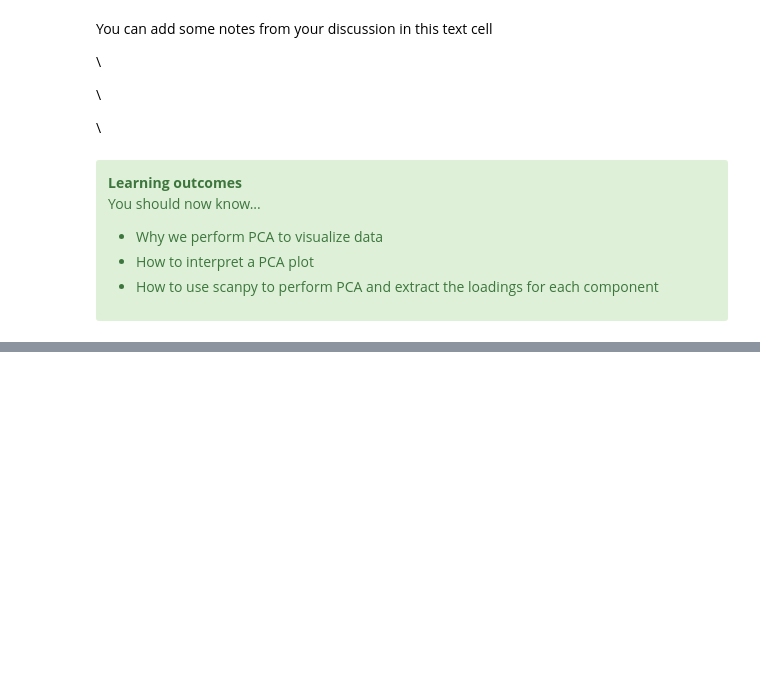
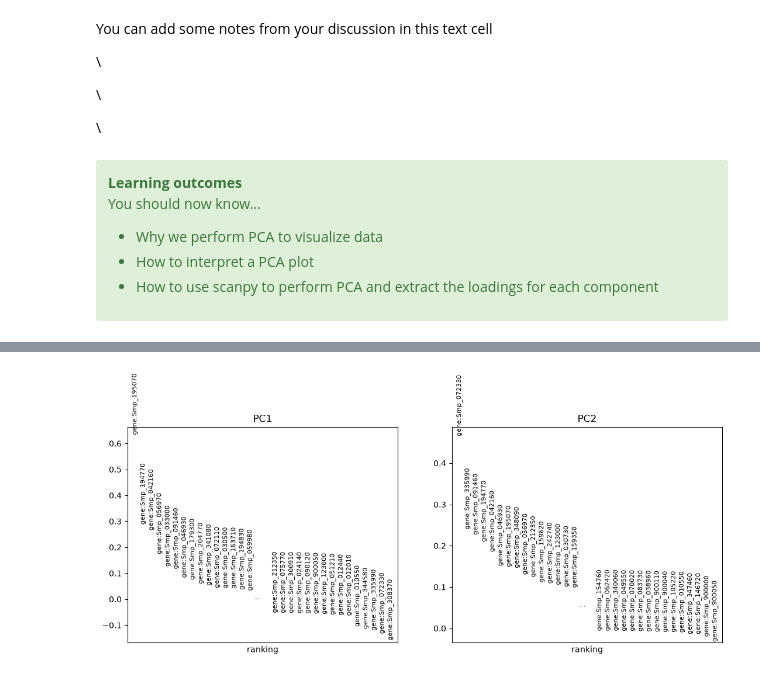
Before and after one commit to pcastro-UoE/PaBi3_2025, a Jupyter notebook: 2A - Quantification and PCA_answers.ipynb, the cells around one changed output, grey strips where cells are left out. Drawn from its saved outputs; the diff is of its cells as text; code cells hidden in the pictures; blank space fills up the shorter version.

```diff
--- a/2A - Quantification and PCA_answers.ipynb
+++ b/2A - Quantification and PCA_answers.ipynb
@@ -514,0 +587,4 @@ You should now know...
+# %%
+sc.pl.pca_loadings(dds, components = '1,2')
+# %% [output]
+[figure, added]
```
Also changed, not shown: parts of 12 cells of this notebook.
